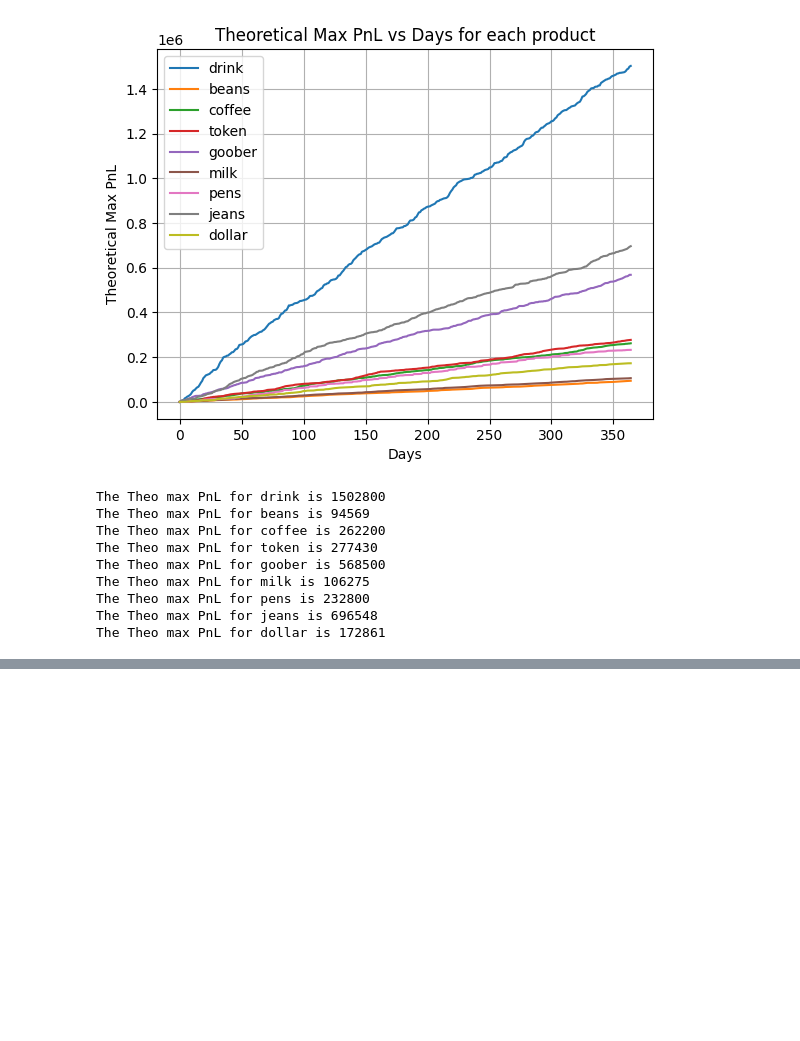
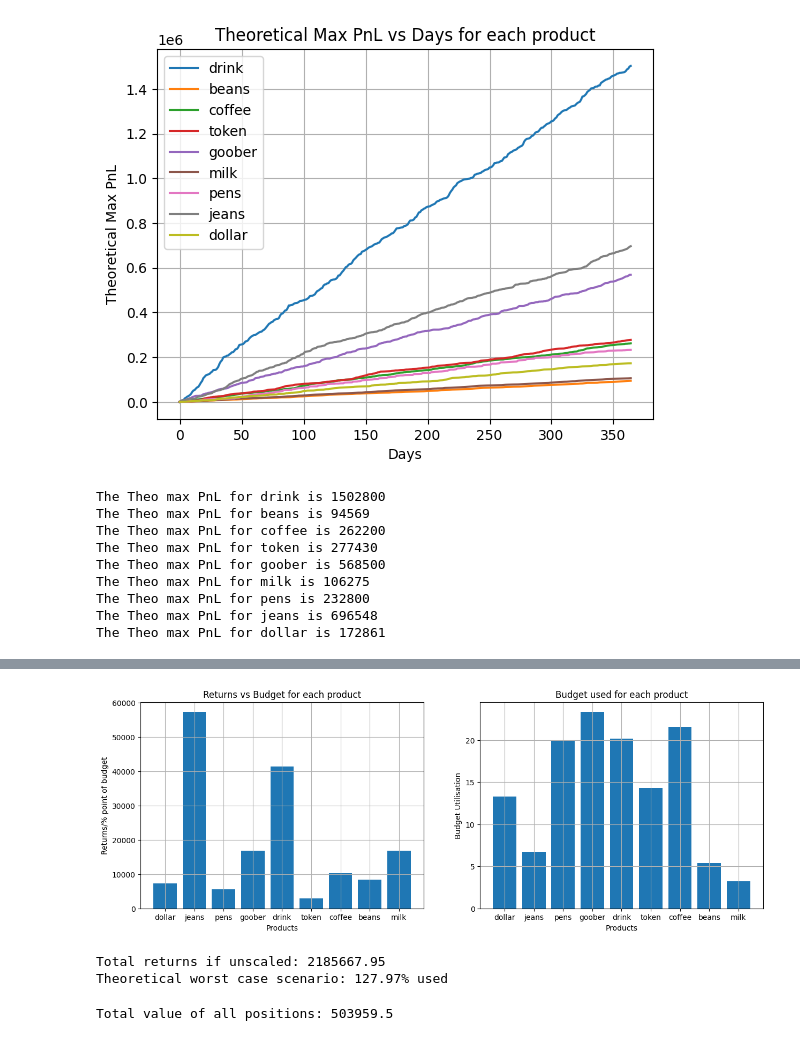
Before and after one commit to TheNoZER0/AlgoJam2024, a Jupyter notebook: Overall_Analysis.ipynb, the cells around one changed output, grey strips where cells are left out. Saved outputs shown, nothing was run; the diff lists cells and outputs as text; code cells hidden in the pictures; blank space fills up the shorter version.

```diff
--- a/Overall_Analysis.ipynb
+++ b/Overall_Analysis.ipynb
@@ -115,0 +137,70 @@ plt.show()
+# %%
+'''
+UQDollar, returns = 96954, budget = 13.27%
+Jeans, returns = 369036.00, budget = 6.74%
+Pens, returns = 112400.00, budget = 19.92%
+Goober, returns = 393000.00, budget = 23.35%
+Drink, returns = 835400, budget = 20.18%
+Token, returns = 42579.95, budget = 14.3
+Coffee, returns = 230700, budget = 21.6%
+Beans, returns = 45878, budget = 5.38%
+Milk, returns = 56450, budget = 3.23%
+'''
+# create a list of the names in that order
+product_names = ['dollar', 'jeans', 'pens', 'goober', 'drink', 'token', 'coffee', 'beans', 'milk']
+# create a list of the returns in that order
+returns = [dollar_achieved, jeans_achieved, pens_achieved, goober_achieved, drink_achieved, token_achieved, coffee_achieved, beans_achieved, milk_achieved]
+# create a list of the budgets in that order
+budgets = [13.27, 6.74, 19.92, 23.35, 20.18, 14.3, 21.6, 5.38, 3.23]
+
+# element-wise divide the returns by the budgets
+returns = pd.Series(returns)
+budgets = pd.Series(budgets)
+# returns/budgets
+ratios = returns/budgets
+
+
+# # plot the products and the returns/budgets
+# fig, ax = plt.subplots()
+# ax.bar(product_names, ratios, label='Returns')
+# # ax.bar(products, budgets, label='Budget')
+# plt.xlabel('Products')
+# plt.ylabel('Returns/Budget')
+# plt.title('Returns vs Budget for each product')
+# plt.grid()
+# plt.show()
+# # plot products and max budget
+# plt.bar(product_names, budgets)
+# plt.xlabel('Products')
+# plt.ylabel('Budget')
+# plt.title('Budget for each product')
+# plt.grid()
+# plt.show()
+
+# do the above as subplots
+fig, ax = plt.subplots(1,2)
+# adjust the size of the figure using figsize
+fig.set_size_inches(15, 5)
+ax[0].bar(product_names, ratios, label='Returns')
+ax[0].grid()
+ax[0].set_xlabel('Products')
+ax[0].set_ylabel('Returns/% point of budget')
+ax[0].set_title('Returns vs Budget for each product')
+ax[1].bar(product_names, budgets, label='Budget')
+plt.xlabel('Products')
+plt.ylabel('Budget Utilisation')
+plt.title('Budget used for each product')
+plt.grid()
+plt.show()
+# %% [output]
+[figure, added]
+# %%
+# sum total of all returns
+total_returns = sum(returns)
+print(f'Total returns if unscaled: {total_returns}')
+# sum total of all budgets
+total_budget = sum(budgets)
+print(f'Theoretical worst case scenario: {round(total_budget, 2)}% used')
+# %% [output]
+Total returns if unscaled: 2185667.95
+Theoretical worst case scenario: 127.97% used
@@ -115,0 +219,7 @@ plt.show()
+# %%
+positions = {'Fintech Token': 0, 'Fun Drink': -10000, 'Red Pens': 40000, 'Thrifted Jeans': -400, 'UQ Dollar': 650, 'Coffee': -30000, 'Coffee Beans': 200, 'Goober Eats': -75000, 'Milk': -2500}
+pos_values = {'Fintech Token': 0.0, 'Fun Drink': 83500.0, 'Red Pens': 86800.0, 'Thrifted Jeans': 19192.0, 'UQ Dollar': 64837.5, 'Coffee': 98400.0, 'Coffee Beans': 23880.0, 'Goober Eats': 114750.0, 'Milk': 12600.0}
+total_val = sum(pos_values.values())
+print(f'Total value of all positions: {total_val}')
+# %% [output]
+Total value of all positions: 503959.5
```
Also changed, not shown: parts of 5 cells of this notebook, 3 other files.
